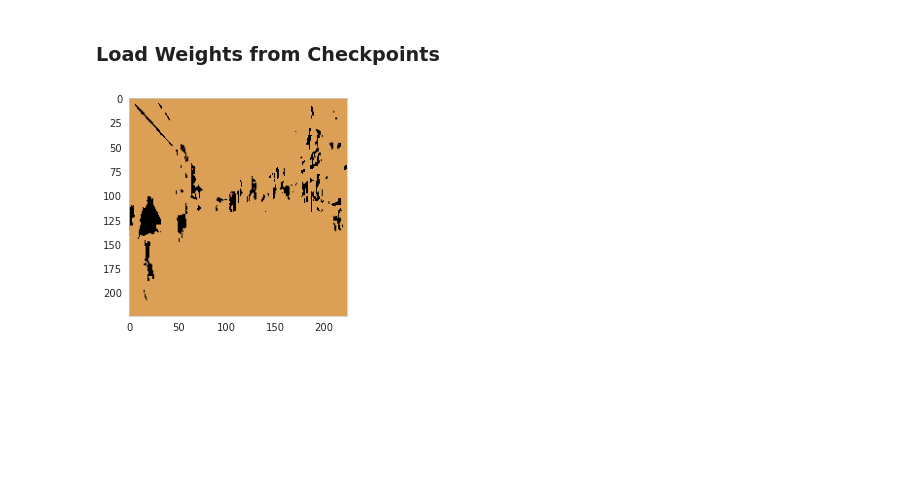
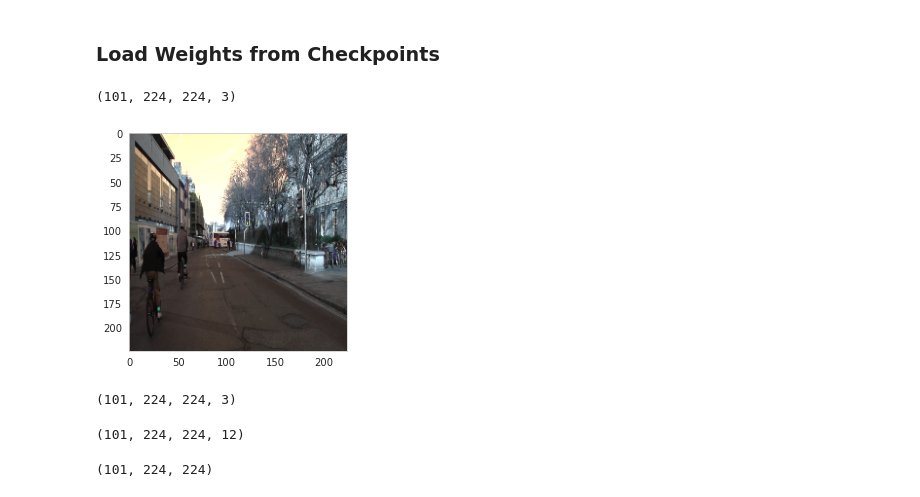
Before and after one commit to zdai257/DeepAOANet, a Jupyter notebook: seg_example.ipynb, the cells around one changed output. Drawn from its saved outputs; the diff is of its cells as text; code cells hidden in the pictures; blank space fills up the shorter version.

```diff
--- a/seg_example.ipynb
+++ b/seg_example.ipynb
@@ -449,8 +454,30 @@ model0.save_weights(join('checkpoints', 'mini_unet0'))
 model0.load_weights(join('checkpoints', 'mini_unet0'))
 # %%
 data_dir = 'dataset1'
+
+input_height, input_width = 224, 224
+n_classes= 12
 # %%
 test_img_lst = []
 for filename in os.listdir(join(data_dir, "images_prepped_test")):
-    test_img_lst.append(filename)
-test_img0 = cv2.imread(join(data_dir, "images_prepped_test", test_img_lst[0]))
+    image0 = cv2.imread(join(data_dir, "images_prepped_test", filename))
+
+    image0 = cv2.resize(image0, (input_height, input_width))
+    plt.imshow(image0)
+    test_img_lst.append(image0)
+X_test0 = np.array(test_img_lst)
+print(X_test0.shape)
+plt.show()
+# %% [output]
+(101, 224, 224, 3)
+[figure, added]
+# %%
+test_img_lst = []
+for filename in os.listdir(join(data_dir, "annotations_prepped_test")):
+    image0 = cv2.imread(join(data_dir, "annotations_prepped_test", filename))
+    image0 = cv2.resize(image0, (input_height, input_width))
+    test_img_lst.append(image0)
+y_test_gt0 = np.array(test_img_lst)
+y_test_gt0.shape
+# %% [output]
+(101, 224, 224, 3)
@@ -457,4 +487,6 @@ test_img0 = cv2.imread(join(data_dir, "images_prepped_test", test_img_lst[0]))
 # %%
-img0 = cv2.resize(test_img0, (input_height, input_width))
-results = model0.predict(img0.reshape(1, input_height, input_width, 3))
+y_pred0_std = model0.predict(X_test0_std).reshape(-1, input_height, input_width, n_classes)
+y_pred0_std.shape
+# %% [output]
+(101, 224, 224, 12)
 # %%
@@ -462,5 +503,4 @@ res_img = results.reshape(input_height, input_width, n_classes)
 # %%
-plt.imshow(give_color_to_seg_img(res_img, n_classes))
-plt.show()
+y_predi0.shape
 # %% [output]
-[figure, removed]
+(101, 224, 224)
```
Also changed, not shown: parts of 12 cells of this notebook, 1 other file.
